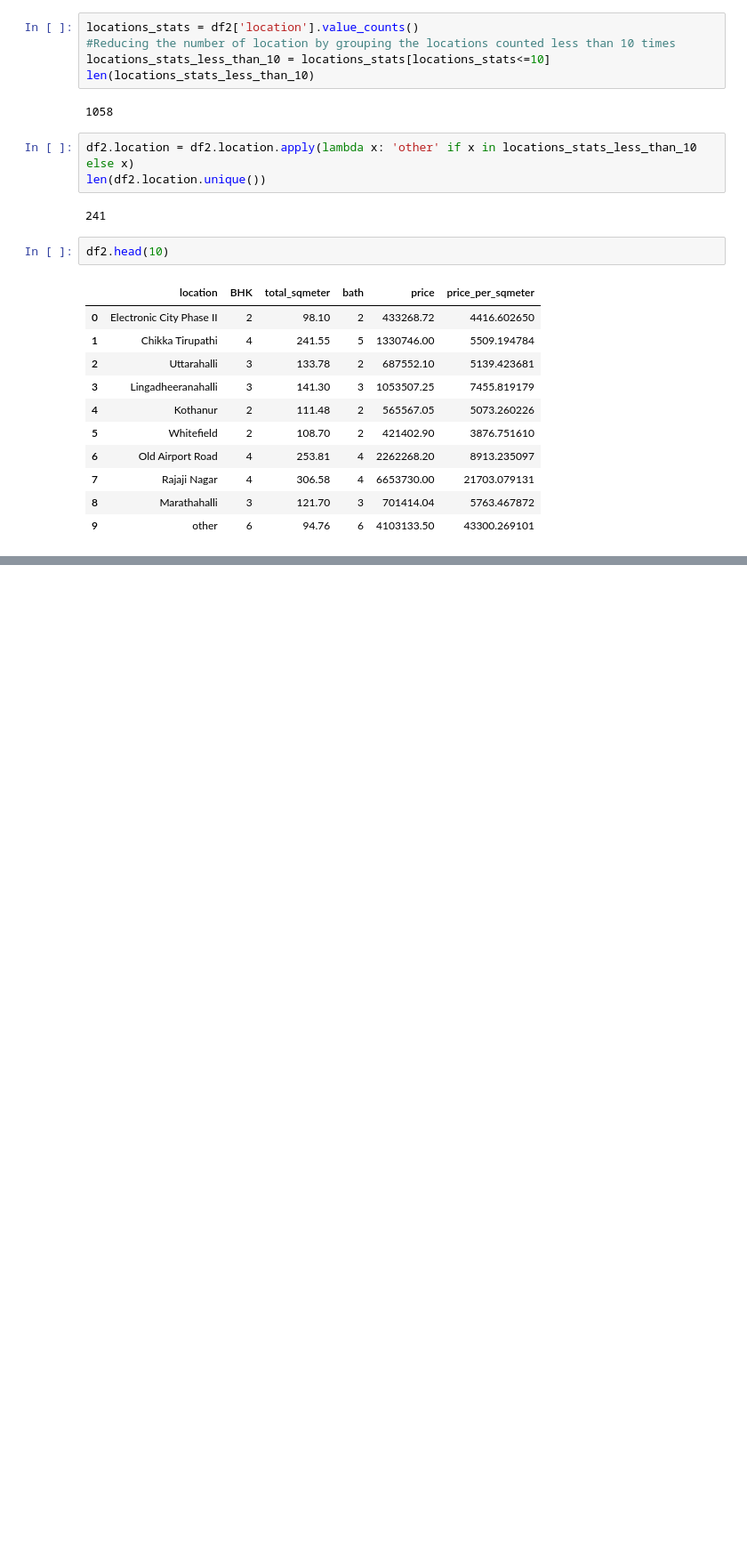
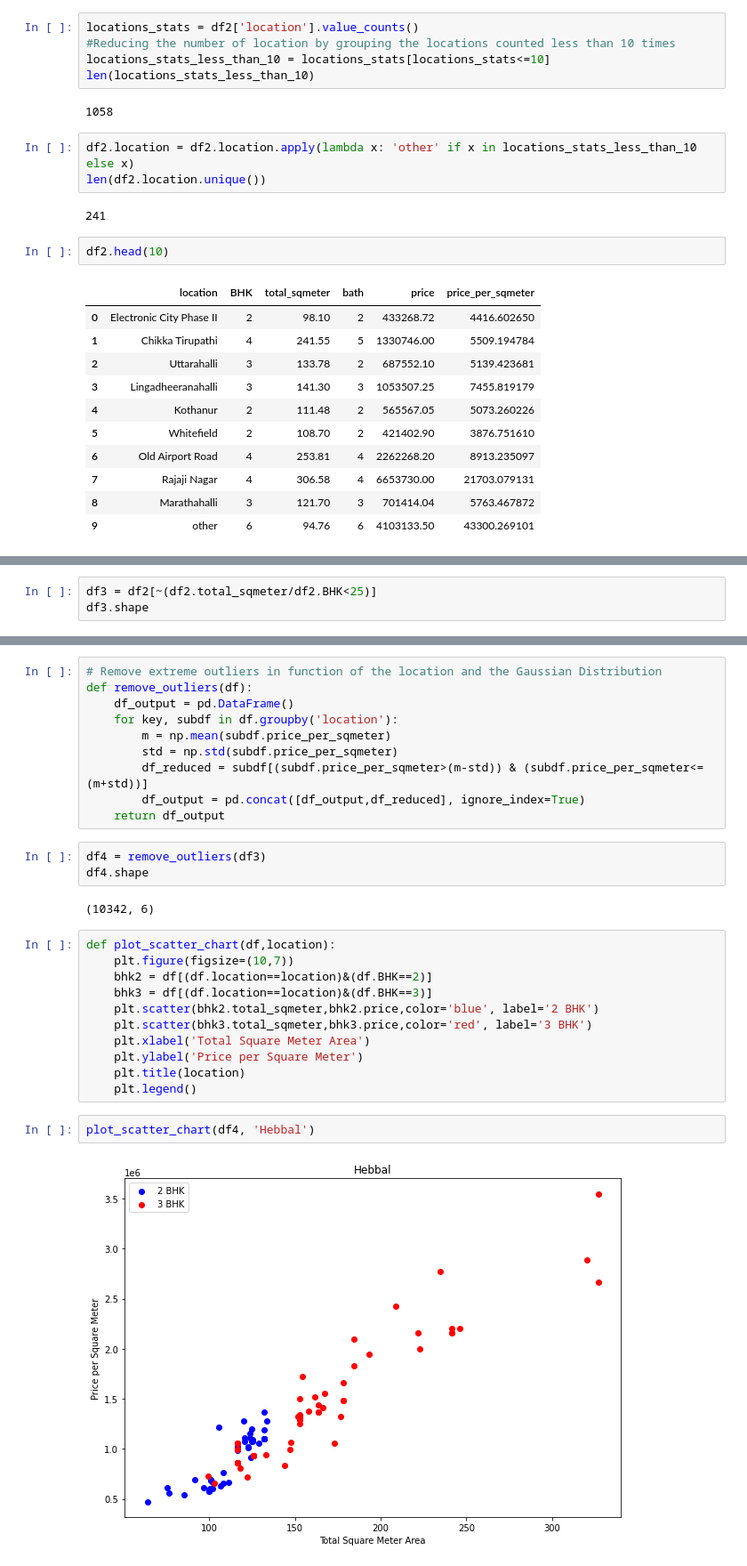
Before and after one commit to sakuragi97/Real-Estate-Market-Prediction-Project, a Jupyter notebook: model/REPP_Preprocessing_1.ipynb, the cells around one changed output, grey strips where cells are left out. Shown: that part at 89% size. Drawn from its saved outputs; the diff is of its cells as text; blank space fills up the shorter version.

```diff
--- a/model/REPP_Preprocessing_1.ipynb
+++ b/model/REPP_Preprocessing_1.ipynb
@@ -246,0 +271,3 @@ df2.head(10)
+# %%
+df3 = df2[~(df2.total_sqmeter/df2.BHK<25)]
+df3.shape
@@ -246,0 +288,30 @@ df2.head(10)
+# %%
+# Remove extreme outliers in function of the location and the Gaussian Distribution
+def remove_outliers(df):
+    df_output = pd.DataFrame()
+    for key, subdf in df.groupby('location'):
+        m = np.mean(subdf.price_per_sqmeter)
+        std = np.std(subdf.price_per_sqmeter)
+        df_reduced = subdf[(subdf.price_per_sqmeter>(m-std)) & (subdf.price_per_sqmeter<=(m+std))]
+        df_output = pd.concat([df_output,df_reduced], ignore_index=True)
+    return df_output
+# %%
+df4 = remove_outliers(df3)
+df4.shape
+# %% [output]
+(10342, 6)
+# %%
+def plot_scatter_chart(df,location):
+    plt.figure(figsize=(10,7))
+    bhk2 = df[(df.location==location)&(df.BHK==2)]
+    bhk3 = df[(df.location==location)&(df.BHK==3)]
+    plt.scatter(bhk2.total_sqmeter,bhk2.price,color='blue', label='2 BHK')
+    plt.scatter(bhk3.total_sqmeter,bhk3.price,color='red', label='3 BHK')
+    plt.xlabel('Total Square Meter Area')
+    plt.ylabel('Price per Square Meter')
+    plt.title(location)
+    plt.legend()
+# %%
+plot_scatter_chart(df4, 'Hebbal')
+# %% [output]
+[figure, added]
```
Also changed, not shown: parts of 15 cells of this notebook, 1 other file.
